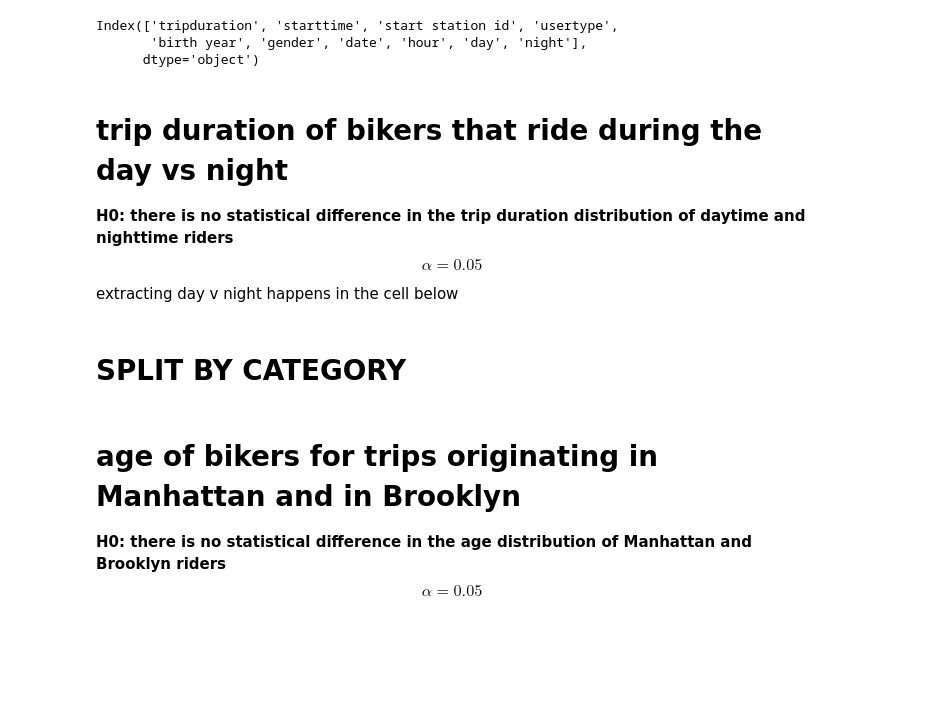
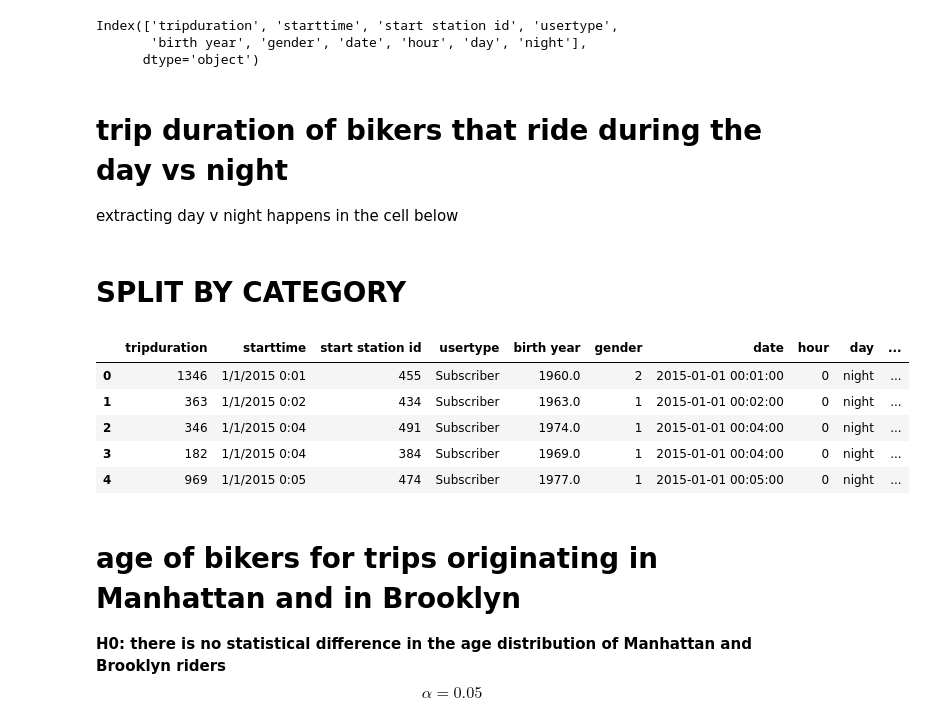
Before and after one commit to charlie-moffett/PUI2017_cm4698, a Jupyter notebook: HW4_cm4698/Assignment4.ipynb, the cells around one changed output. Drawn from its saved outputs; the diff is of its cells as text; code cells hidden in the pictures; blank space fills up the shorter version.

```diff
--- a/HW4_cm4698/Assignment4.ipynb
+++ b/HW4_cm4698/Assignment4.ipynb
@@ -133,9 +133,6 @@ Index(['tripduration', 'starttime', 'start station id', 'usertype',
 # %% [markdown]
 # trip duration of bikers that ride during the day vs night
 
-**H0: there is no statistical difference in the trip duration distribution of daytime and nighttime riders**
-$$ \alpha = 0.05 $$
-
 extracting day v night happens in the cell below
 # %% [markdown]
 # SPLIT BY CATEGORY
@@ -158,6 +155,15 @@ def dayNnight(hour):
 # %%
 df['knight'] = df['hour'].apply(dayNnight)
 df['knight'] = df['knight'].astype(int)
+# %%
+df.head()
+# %% [output]
+|  | tripduration | starttime | start station id | usertype | birth year | gender | date | hour | day | ... |
+| 0 | 1346 | 1/1/2015 0:01 | 455 | Subscriber | 1960.0 | 2 | 2015-01-01 00:01:00 | 0 | night | ... |
+| 1 | 363 | 1/1/2015 0:02 | 434 | Subscriber | 1963.0 | 1 | 2015-01-01 00:02:00 | 0 | night | ... |
+| 2 | 346 | 1/1/2015 0:04 | 491 | Subscriber | 1974.0 | 1 | 2015-01-01 00:04:00 | 0 | night | ... |
+| 3 | 182 | 1/1/2015 0:04 | 384 | Subscriber | 1969.0 | 1 | 2015-01-01 00:04:00 | 0 | night | ... |
+| 4 | 969 | 1/1/2015 0:05 | 474 | Subscriber | 1977.0 | 1 | 2015-01-01 00:05:00 | 0 | night | ... |
 # %% [markdown]
 # age of bikers for trips originating in Manhattan and in Brooklyn
 
```
Also changed, not shown: parts of 6 cells of this notebook, 1 other file.
